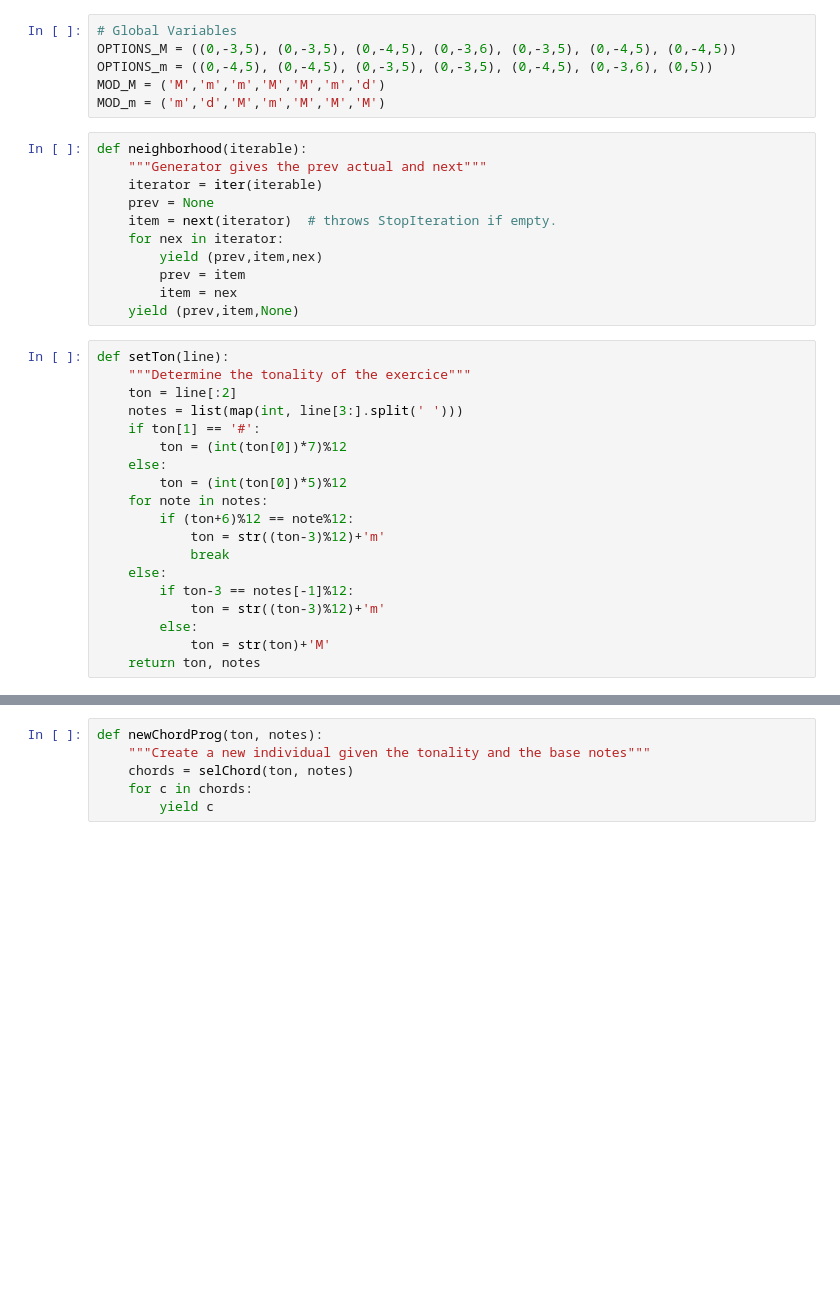
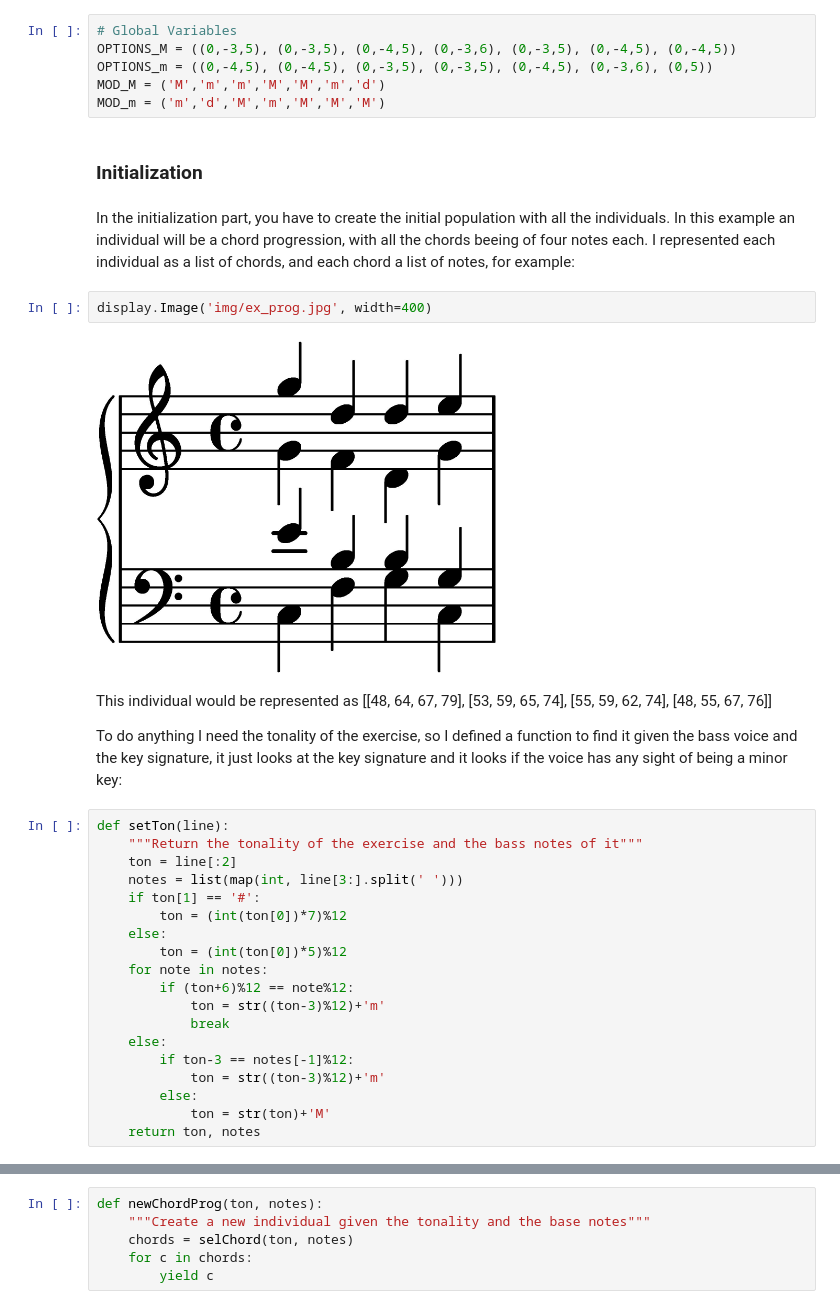
Before and after one commit to schiob/MusGen, a Jupyter notebook: Genetic_Chords.ipynb, the cells around one changed output, grey strips where cells are left out. Saved outputs shown, nothing was run; the diff lists cells and outputs as text; blank space fills up the shorter version.

```diff
--- a/Genetic_Chords.ipynb
+++ b/Genetic_Chords.ipynb
@@ -22,20 +63,22 @@ OPTIONS_M = ((0,-3,5), (0,-3,5), (0,-4,5), (0,-3,6), (0,-3,5), (0,-4,5), (0,-4,5
 OPTIONS_m = ((0,-4,5), (0,-4,5), (0,-3,5), (0,-3,5), (0,-4,5), (0,-3,6), (0,5))
 MOD_M = ('M','m','m','M','M','m','d')
 MOD_m = ('m','d','M','m','M','M','M')
-# %%
-def neighborhood(iterable):
-    """Generator gives the prev actual and next"""
-    iterator = iter(iterable)
-    prev = None
-    item = next(iterator)  # throws StopIteration if empty.
-    for nex in iterator:
-        yield (prev,item,nex)
-        prev = item
-        item = nex
-    yield (prev,item,None)
+# %% [markdown]
+### Initialization
+# %% [markdown]
+In the initialization part, you have to create the initial population with all the individuals. In this example an individual will be a chord progression, with all the chords beeing of four notes each. I represented each individual as a list of chords, and each chord a list of notes, for example:
+# %%
+display.Image('img/ex_prog.jpg', width=400)
+# %% [output]
+[figure, added]
+# %% [markdown]
+This individual would be represented as
+[[48, 64, 67, 79], [53, 59, 65, 74], [55, 59, 62, 74], [48, 55, 67, 76]]
+
+To do anything I need the tonality of the exercise, so I defined a function to find it given the bass voice and the key signature, it just looks at the key signature and it looks if the voice has any sight of being a minor key:
 # %%
 def setTon(line):
-    """Determine the tonality of the exercice"""
+    """Return the tonality of the exercise and the bass notes of it"""
     ton = line[:2]
     notes = list(map(int, line[3:].split(' ')))
     if ton[1] == '#':
```
Also changed, not shown: parts of 50 cells of this notebook, 2 other files.
